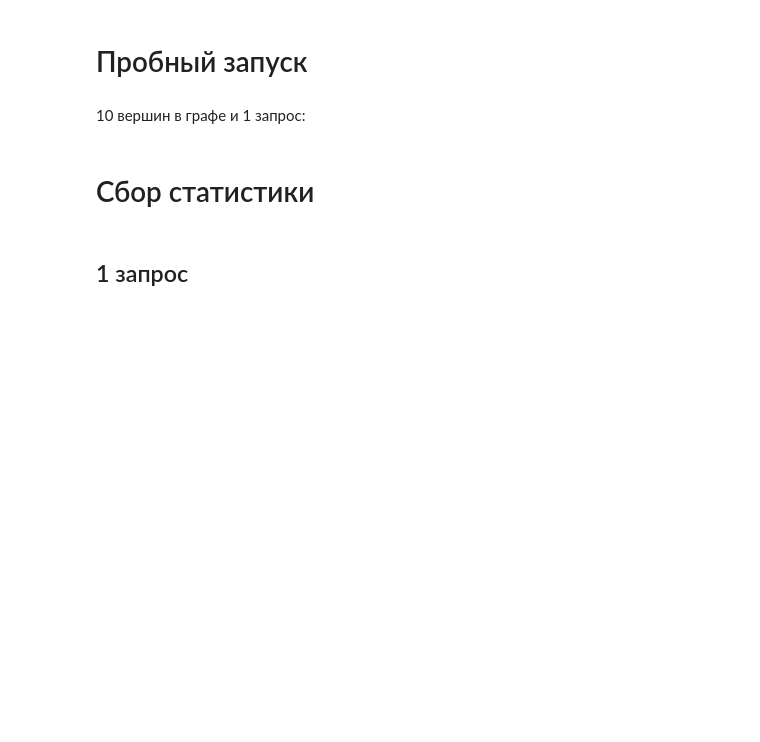
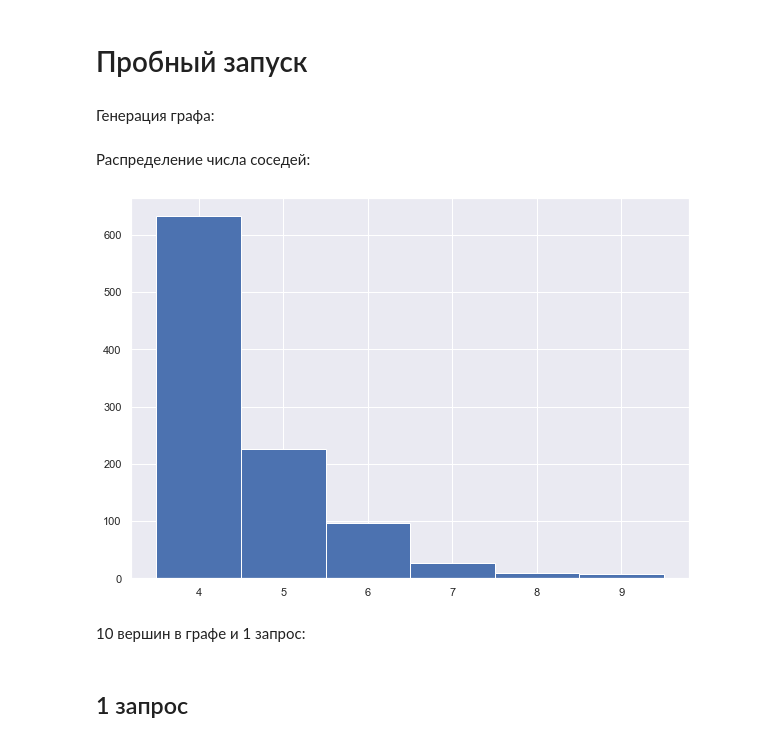
Before and after one commit to Indevem/misis-networks, a Jupyter notebook: statistics.ipynb, the cells around one changed output. Drawn from its saved outputs; the diff is of its cells as text; code cells hidden in the pictures; blank space fills up the shorter version.

```diff
--- a/statistics.ipynb
+++ b/statistics.ipynb
@@ -11,5 +21,19 @@ from can import CAN
 # %% [markdown]
 # Пробный запуск
+# %% [markdown]
+Генерация графа:
+# %%
+can = CAN(1000, 42, mode='run', random_pointers=None)
+can.generate()
+graph_stats = can.visualize(size=512, max_iter=1000, show_names=False, show_path=True, show_frames=True, collect_stats=True)
+# %% [markdown]
+Распределение числа соседей:
+# %%
+plt.figure(figsize=(10,7))
+plt.hist(graph_stats['n_neighbors'], bins=6, align='left')
+plt.show()
+# %% [output]
+[figure, added]
 # %% [markdown]
 10 вершин в графе и 1 запрос:
 # %%
@@ -17,5 +41,3 @@ can = CAN(10, 42, mode='run', random_pointers=None)
 can.generate()
 can.generate_action(position=(0.55, 0.55), sender_id=0)
 can.visualize(size=512, max_iter=1000, show_names=True, show_path=True, show_frames=True)
-# %% [markdown]
-# Сбор статистики
```
Also changed, not shown: parts of 14 cells of this notebook, 1 other file.
